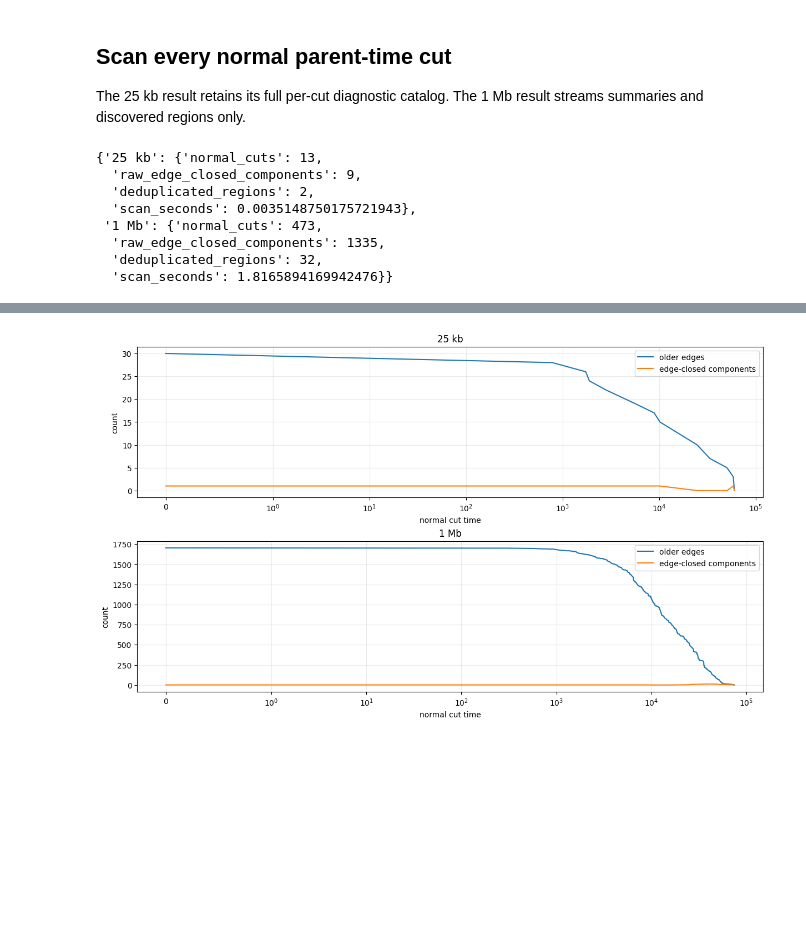
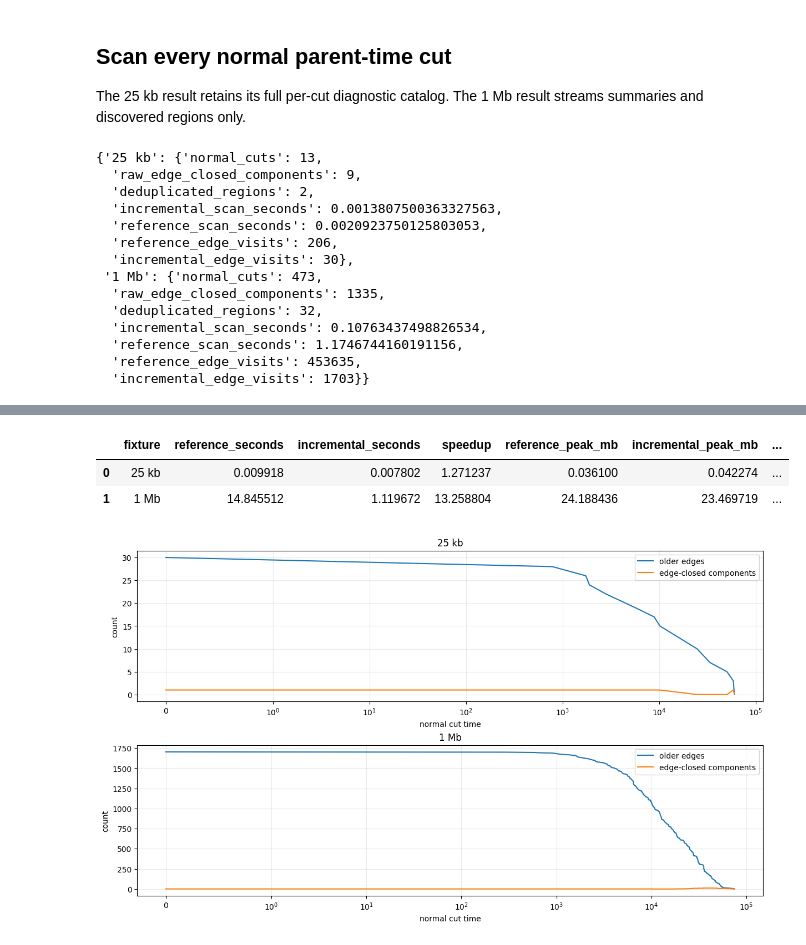
Before and after one commit to pratikkatte/ARG-Optimise, a Jupyter notebook: new_rl/normal_ts_direct_edge_closed_regions.ipynb, the cells around one changed output, grey strips where cells are left out. Drawn from its saved outputs; the diff is of its cells as text; code cells hidden in the pictures; blank space fills up the shorter version.

Commit message:
first stage region scan incremental approach

```diff
--- a/new_rl/normal_ts_direct_edge_closed_regions.ipynb
+++ b/new_rl/normal_ts_direct_edge_closed_regions.ipynb
@@ -46,10 +47,19 @@ for input_path in INPUT_PATHS.values():
 
 The 25 kb result retains its full per-cut diagnostic catalog. The 1 Mb result streams summaries and discovered regions only.
 # %%
+normal_edge_reference_results = {
+    label: scan_normal_ts_edge_closed_regions(
+        input_path,
+        retain_per_cut_catalog=(label == "25 kb"),
+        algorithm="reference",
+    )
+    for label, input_path in INPUT_PATHS.items()
+}
 normal_edge_scan_results = {
     label: scan_normal_ts_edge_closed_regions(
         input_path,
         retain_per_cut_catalog=(label == "25 kb"),
+        algorithm="incremental",
     )
     for label, input_path in INPUT_PATHS.items()
 }
@@ -59,12 +69,39 @@ normal_edge_closed_regions = {
     for label, result in normal_edge_scan_results.items()
 }
 
+def semantic_region_signature(region):
+    return tuple(
+        sorted(
+            (key, repr(value))
+            for key, value in region.items()
+            if key not in {"root_node_id", "component_id"}
+        )
+    )
+
+normal_edge_parity = {}
+for label, incremental in normal_edge_scan_results.items():
+    reference = normal_edge_reference_results[label]
+    assert reference.per_cut_summary == tuple(
+        {key: value for key, value in summary.items() if key in {
+            "cut_index", "cut_time", "older_edges", "frontier_edges",
+            "components", "edge_closed_components",
+        }}
+        for summary in incremental.per_cut_summary
+    )
+    assert sorted(map(semantic_region_signature, reference.regions)) == sorted(
+        map(semantic_region_signature, incremental.regions)
+    )
+    normal_edge_parity[label] = True
+
 {
     label: {
         "normal_cuts": len(result.per_cut_summary),
         "raw_edge_closed_components": result.raw_closed_component_count,
         "deduplicated_regions": len(result.regions),
-        "scan_seconds": result.scan_seconds,
+        "incremental_scan_seconds": result.scan_seconds,
+        "reference_scan_seconds": normal_edge_reference_results[label].scan_seconds,
+        "reference_edge_visits": normal_edge_reference_results[label].diagnostics["older_edge_visits"],
+        "incremental_edge_visits": result.diagnostics["older_edge_visits"],
     }
     for label, result in normal_edge_scan_results.items()
 }
@@ -72,11 +109,17 @@ normal_edge_closed_regions = {
 {'25 kb': {'normal_cuts': 13,
   'raw_edge_closed_components': 9,
   'deduplicated_regions': 2,
-  'scan_seconds': 0.0035148750175721943},
+  'incremental_scan_seconds': 0.0013807500363327563,
+  'reference_scan_seconds': 0.0020923750125803053,
+  'reference_edge_visits': 206,
+  'incremental_edge_visits': 30},
  '1 Mb': {'normal_cuts': 473,
   'raw_edge_closed_components': 1335,
   'deduplicated_regions': 32,
-  'scan_seconds': 1.8165894169942476}}
+  'incremental_scan_seconds': 0.10763437498826534,
+  'reference_scan_seconds': 1.1746744160191156,
+  'reference_edge_visits': 453635,
+  'incremental_edge_visits': 1703}}
 # %%
 def region_summary_dataframe(regions):
     return pd.DataFrame(
@@ -129,6 +172,32 @@ for label, summary in normal_edge_closed_regions_df.items():
 | 29 | normal-edge-region-0029 | 888053.0 | 894659.0 | 6606.0 | 461 | 54500.740068 | 465 | 57197.942541 | ... |
 | 30 | normal-edge-region-0030 | 482091.0 | 485496.0 | 3405.0 | 462 | 55434.812567 | 468 | 65517.049290 | ... |
 | 31 | normal-edge-region-0031 | 539207.0 | 545319.0 | 6112.0 | 465 | 57197.942541 | 469 | 69743.592118 | ... |
+# %%
+normal_edge_benchmarks = {
+    label: benchmark_normal_ts_edge_closed_regions(input_path)
+    for label, input_path in INPUT_PATHS.items()
+}
+normal_edge_benchmark_df = pd.DataFrame(
+    [
+        {
+            "fixture": label,
+            "reference_seconds": benchmark.reference_seconds,
+            "incremental_seconds": benchmark.incremental_seconds,
+            "speedup": benchmark.speedup,
+            "reference_peak_mb": benchmark.reference_peak_bytes / 2**20,
+            "incremental_peak_mb": benchmark.incremental_peak_bytes / 2**20,
+            "reference_edge_visits": benchmark.reference_diagnostics["older_edge_visits"],
+            "incremental_edge_visits": benchmark.incremental_diagnostics["older_edge_visits"],
+            "edge_overlap_pairs": benchmark.incremental_diagnostics.get("edge_overlap_pairs"),
+        }
+        for label, benchmark in normal_edge_benchmarks.items()
+    ]
+)
+display(normal_edge_benchmark_df)
+# %% [output]
+|  | fixture | reference_seconds | incremental_seconds | speedup | reference_peak_mb | incremental_peak_mb | ... |
+| 0 | 25 kb | 0.009918 | 0.007802 | 1.271237 | 0.036100 | 0.042274 | ... |
+| 1 | 1 Mb | 14.845512 | 1.119672 | 13.258804 | 24.188436 | 23.469719 | ... |
 # %%
 fig, axes = plt.subplots(2, 1, figsize=(12, 7), sharex=False, constrained_layout=True)
 for axis, (label, result) in zip(axes, normal_edge_scan_results.items()):
```
Also changed, not shown: parts of 2 cells of this notebook, 4 other files.
